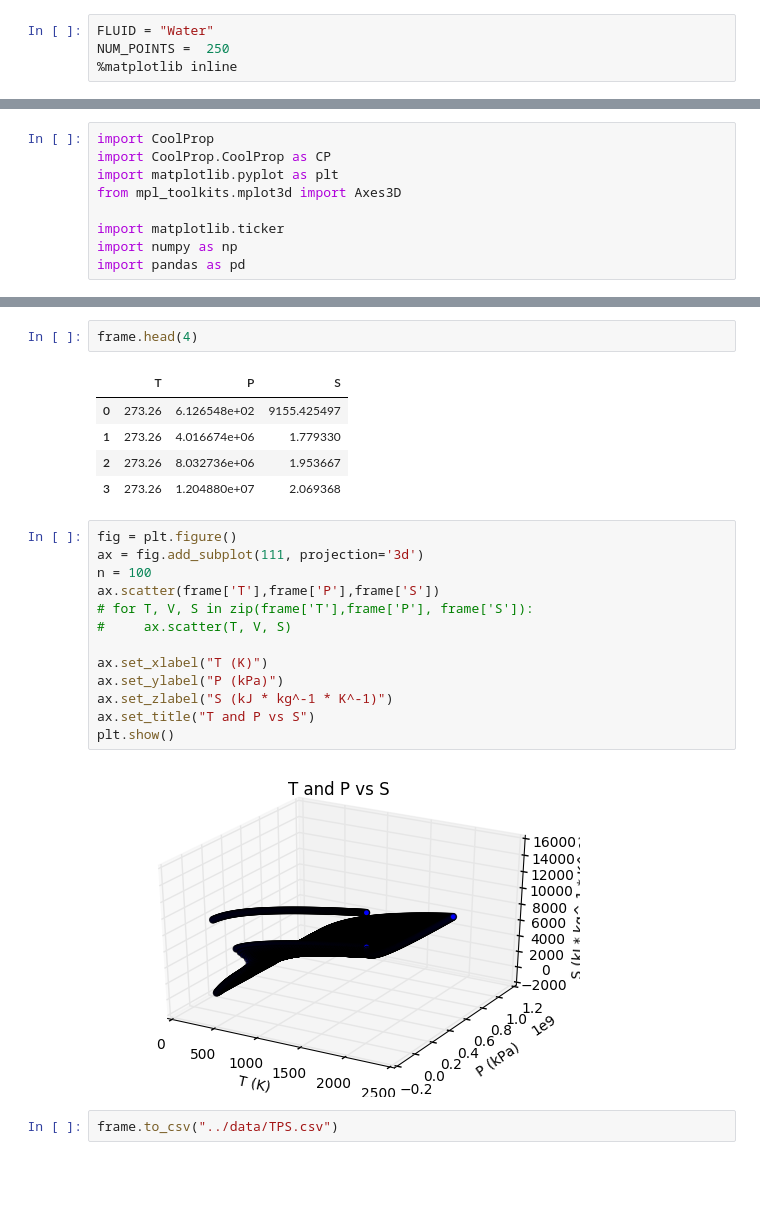
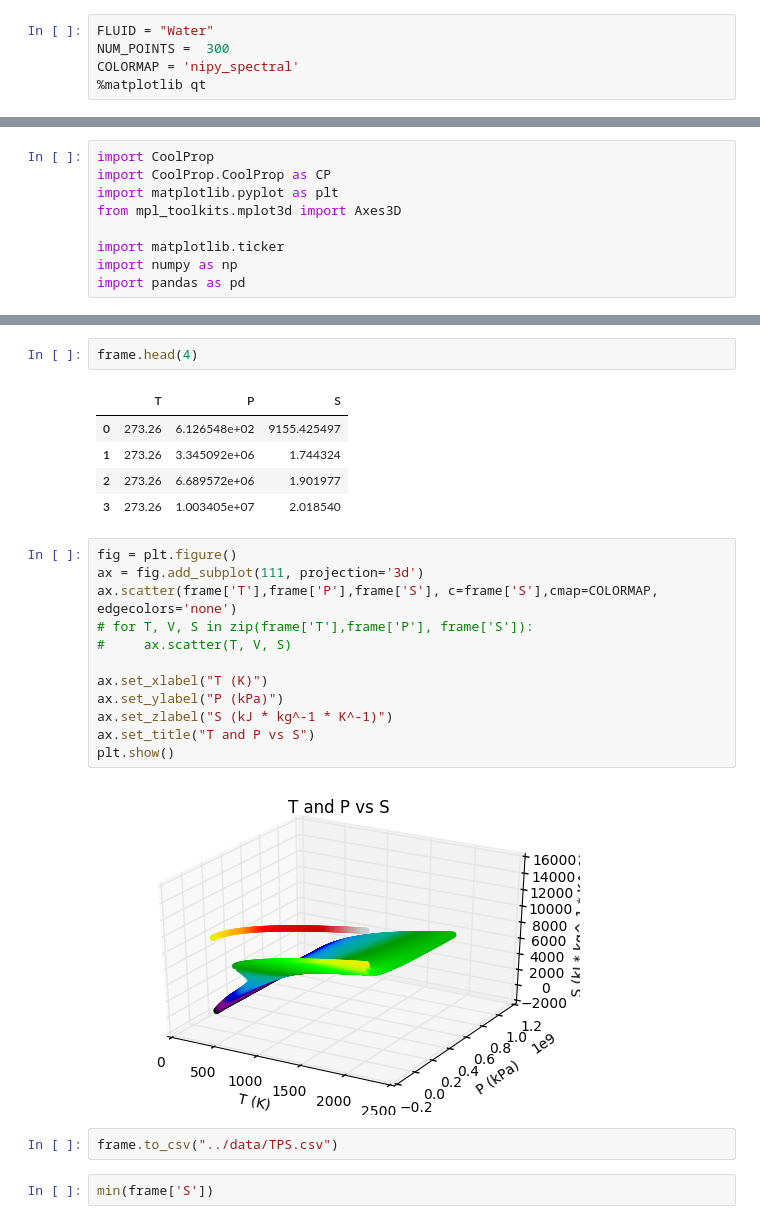
Before and after one commit to nick5435/thermo-bridge, a Jupyter notebook: python/thermo_Data_notebook.ipynb, the cells around one changed output, grey strips where cells are left out. Cells and saved outputs as stored; diff of their text form; blank space fills up the shorter version.

Commit message:
Edited readme, added sample plot outputs, redid some scaling and units

```diff
--- a/python/thermo_Data_notebook.ipynb
+++ b/python/thermo_Data_notebook.ipynb
@@ -1,4 +1,5 @@
 # %%
 FLUID = "Water"
-NUM_POINTS =  250
-%matplotlib inline
+NUM_POINTS =  300
+COLORMAP = 'nipy_spectral'
+%matplotlib qt
@@ -46,23 +49,24 @@ frame.head(4)
 # %% [output]
 |  | T | P | S |
 | 0 | 273.26 | 6.126548e+02 | 9155.425497 |
-| 1 | 273.26 | 4.016674e+06 | 1.779330 |
-| 2 | 273.26 | 8.032736e+06 | 1.953667 |
-| 3 | 273.26 | 1.204880e+07 | 2.069368 |
+| 1 | 273.26 | 3.345092e+06 | 1.744324 |
+| 2 | 273.26 | 6.689572e+06 | 1.901977 |
+| 3 | 273.26 | 1.003405e+07 | 2.018540 |
 # %%
 fig = plt.figure()
 ax = fig.add_subplot(111, projection='3d')
-n = 100
-ax.scatter(frame['T'],frame['P'],frame['S'])
+ax.scatter(frame['T'],frame['P'],frame['S'], c=frame['S'],cmap=COLORMAP, edgecolors='none')
 # for T, V, S in zip(frame['T'],frame['P'], frame['S']):
 #     ax.scatter(T, V, S)
 
 ax.set_xlabel("T (K)")
 ax.set_ylabel("P (kPa)")
 ax.set_zlabel("S (kJ * kg^-1 * K^-1)")
 ax.set_title("T and P vs S")
 plt.show()
 # %% [output]
-[figure, old version]
+[figure, new version]
 # %%
 frame.to_csv("../data/TPS.csv")
+# %%
+min(frame['S'])
```
Also changed, not shown: parts of 3 cells of this notebook, 4 other files.
